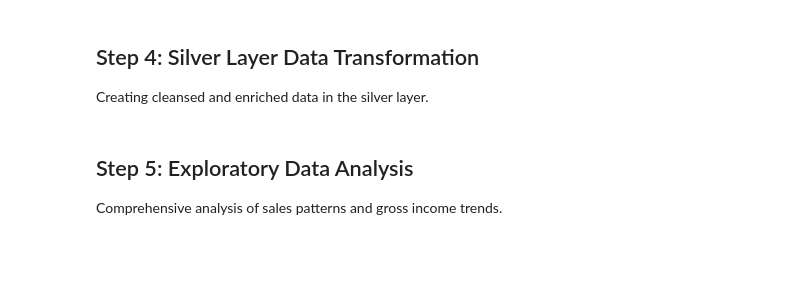
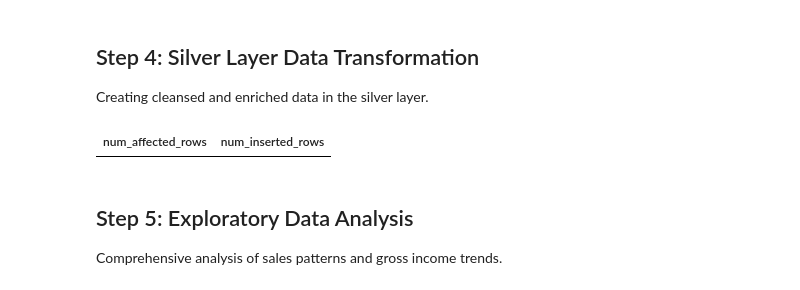
Before and after one commit to inbravo/dbxsql-feature-set, a Jupyter notebook: sql/sales/Supermarket_Sales_Analysis.ipynb, the cells around one changed output. Saved outputs shown, nothing was run; the diff lists cells and outputs as text; code cells hidden in the pictures; blank space fills up the shorter version.

```diff
--- a/sql/sales/Supermarket_Sales_Analysis.ipynb
+++ b/sql/sales/Supermarket_Sales_Analysis.ipynb
@@ -110,34 +143,36 @@ SELECT
     UPPER(TRIM(City)) as City,
     Customer_Type,
     Gender,
     TRIM(Product_Line) as Product_Line,
     Unit_Price,
     Quantity,
-    Tax_5_Percent,
+    Tax_5_Percentage,
     Total,
     Date,
     Time,
     Payment,
     COGS,
     Gross_Margin_Percentage,
     Gross_Income,
     Rating,
     -- Enrichment columns
     YEAR(Date) as Sales_Year,
     MONTH(Date) as Sales_Month,
     DAYOFWEEK(Date) as Day_of_Week,
     CASE
         WHEN HOUR(Time) BETWEEN 6 AND 11 THEN 'Morning'
         WHEN HOUR(Time) BETWEEN 12 AND 17 THEN 'Afternoon'
         WHEN HOUR(Time) BETWEEN 18 AND 21 THEN 'Evening'
         ELSE 'Night'
     END as Time_Period,
     ROUND(Gross_Income / Total * 100, 2) as Gross_Margin_Actual,
     current_timestamp() as processed_timestamp
 FROM `supermarket_sales`.`sales_bronze`.`raw_sales_data`
 WHERE Invoice_ID IS NOT NULL
   AND Gross_Income IS NOT NULL
   AND Total > 0;
+# %% [output]
+| num_affected_rows | num_inserted_rows |
 # %% [markdown]
 ## Step 5: Exploratory Data Analysis
 
```
Also changed, not shown: parts of 10 cells of this notebook.
